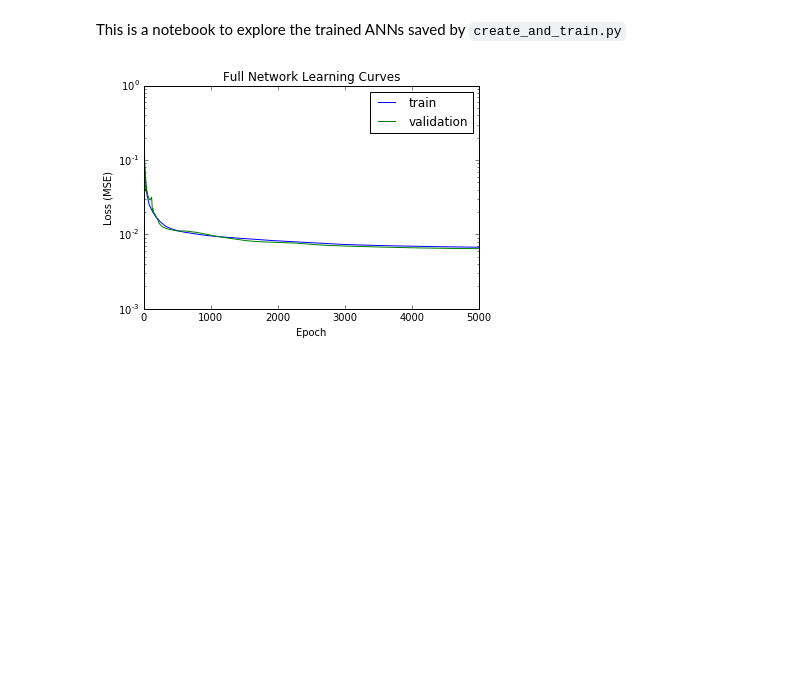
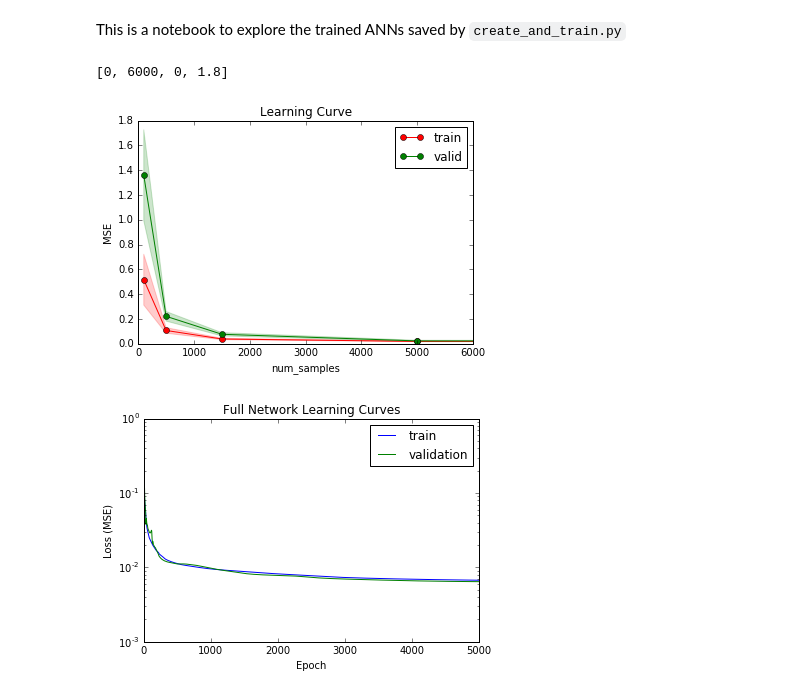
Before and after one commit to houghb/lignet, a Jupyter notebook: lignet/analyze_nets.ipynb, the cells around one changed output. Cells and saved outputs as stored; diff of their text form; code cells hidden in the pictures; blank space fills up the shorter version.

Commit message:
add a plot of the learning curve to analyze_nets

```diff
--- a/lignet/analyze_nets.ipynb
+++ b/lignet/analyze_nets.ipynb
@@ -34,3 +38,22 @@ full_net = load_nets('trained_networks/full*')
+# %%
+# Make a learning curve (for full_net) to show how much training data is needed
+plt.figure()
+plt.title('Learning Curve')
+plt.xlabel("num_samples")
+plt.ylabel("MSE")
+
+plt.plot(train_sizes, -train_scores_mean, 'o-', label='train', color='r')
+plt.fill_between(train_sizes, -train_scores_mean - train_scores_std,
+                -train_scores_mean + train_scores_std, alpha=0.2, color='r')
+plt.plot(train_sizes, -valid_scores_mean, 'o-', label='valid', color='g')
+plt.fill_between(train_sizes, -valid_scores_mean - valid_scores_std,
+                -valid_scores_mean + valid_scores_std, alpha=0.2, color='g')
+plt.legend(loc=0)
+plt.axis([0, 6000, 0, 1.8])
+# plt.savefig('learning_curve.png')
+# %% [output]
+[0, 6000, 0, 1.8]
+[figure, added]
 # %%
 plot_one_learning_curve('all', full_net)
 # %% [output]
```
Also changed, not shown: parts of 1 cell of this notebook.
